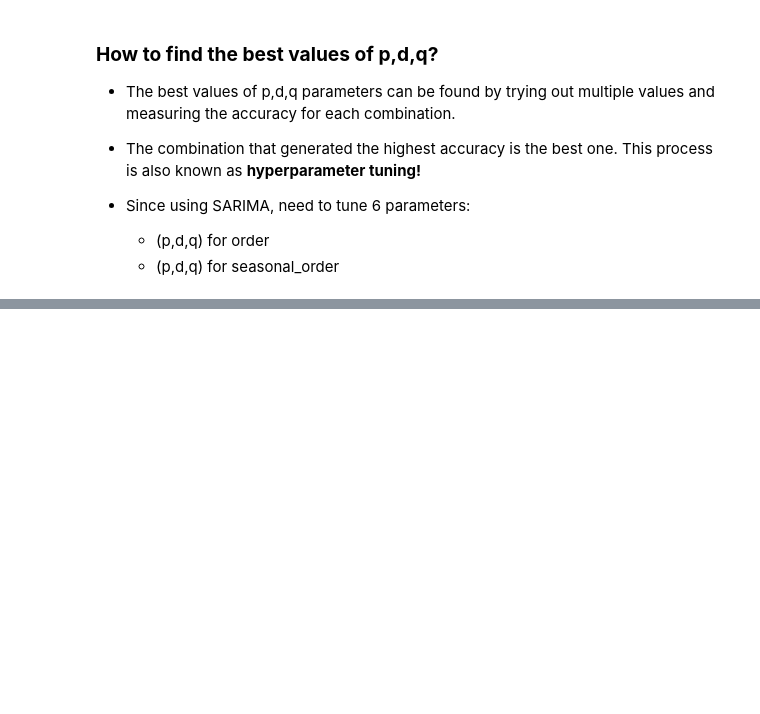
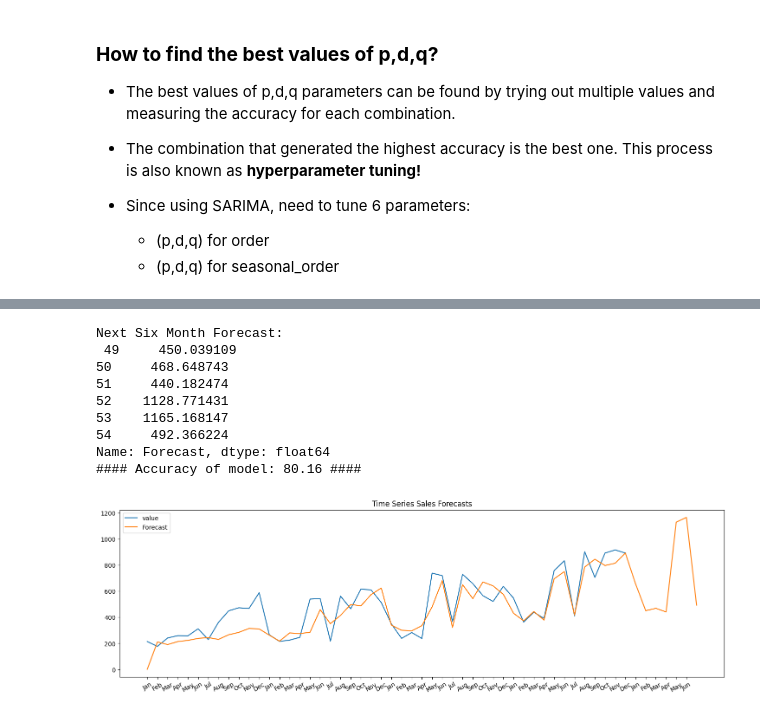
Before and after one commit to anish3565/Case_Studies, a Jupyter notebook: Time Series/SuperStore_Sales_Analysis.ipynb, the cells around one changed output, grey strips where cells are left out. Saved outputs shown, nothing was run; the diff lists cells and outputs as text; code cells hidden in the pictures; blank space fills up the shorter version.

```diff
--- a/Time Series/SuperStore_Sales_Analysis.ipynb
+++ b/Time Series/SuperStore_Sales_Analysis.ipynb
@@ -307,0 +580,49 @@ For equation of SARIMA(order=(2,1,3), seasonal_order=(2,0,3)) will look like,
+# %%
+# Importing the algorithm
+from statsmodels.tsa.statespace.sarimax import SARIMAX
+import warnings
+warnings.filterwarnings('ignore')
+
+# Train the model on the full dataset
+SarimaxModel = model = SARIMAX(SalesQuantityLOG,
+                        order = (10, 0, 5),
+                        seasonal_order =(2, 0, 3, 12))
+
+# Fitting the Time series model on the LOG scale data
+SalesModel = SarimaxModel.fit(disp=False)
+
+# Forecast for the next 6 months
+FutureMonths=6
+forecast = SalesModel.predict(start = 0,
+                          end = (len(SalesQuantityLOG)) + FutureMonths,
+                          typ = 'levels').rename('Forecast')
+
+# Bringing the forecast to the original scale by taking antilog
+forecast=np.exp(forecast)
+
+print("Next Six Month Forecast:\n",forecast[-FutureMonths:])
+
+# Plot the forecast values
+# Using Original scale SalesQuantity for plot
+SalesQuantity.plot(figsize = (18, 5), legend = True, title='Time Series Sales Forecasts')
+forecast.plot(legend = True, figsize=(18,5))
+
+# Measuring the Training accuracy of the model
+# Using Original scale SalesQuantity for accuracy computation
+MAPE=np.mean(abs(SalesQuantity-forecast)/SalesQuantity)*100
+print('#### Accuracy of model:', round(100-MAPE,2), '####')
+
+# Printing month names in X-Axis
+PlotMonthNames=MonthNames+MonthNames[0:FutureMonths]
+plotLabels=plt.xticks(np.arange(0,len(PlotMonthNames),1),PlotMonthNames, rotation=30)
+# %% [output]
+Next Six Month Forecast:
+ 49     450.039109
+50     468.648743
+51     440.182474
+52    1128.771431
+53    1165.168147
+54     492.366224
+Name: Forecast, dtype: float64
+#### Accuracy of model: 80.16 ####
+[figure, added]
```
Also changed, not shown: parts of 27 cells of this notebook.
